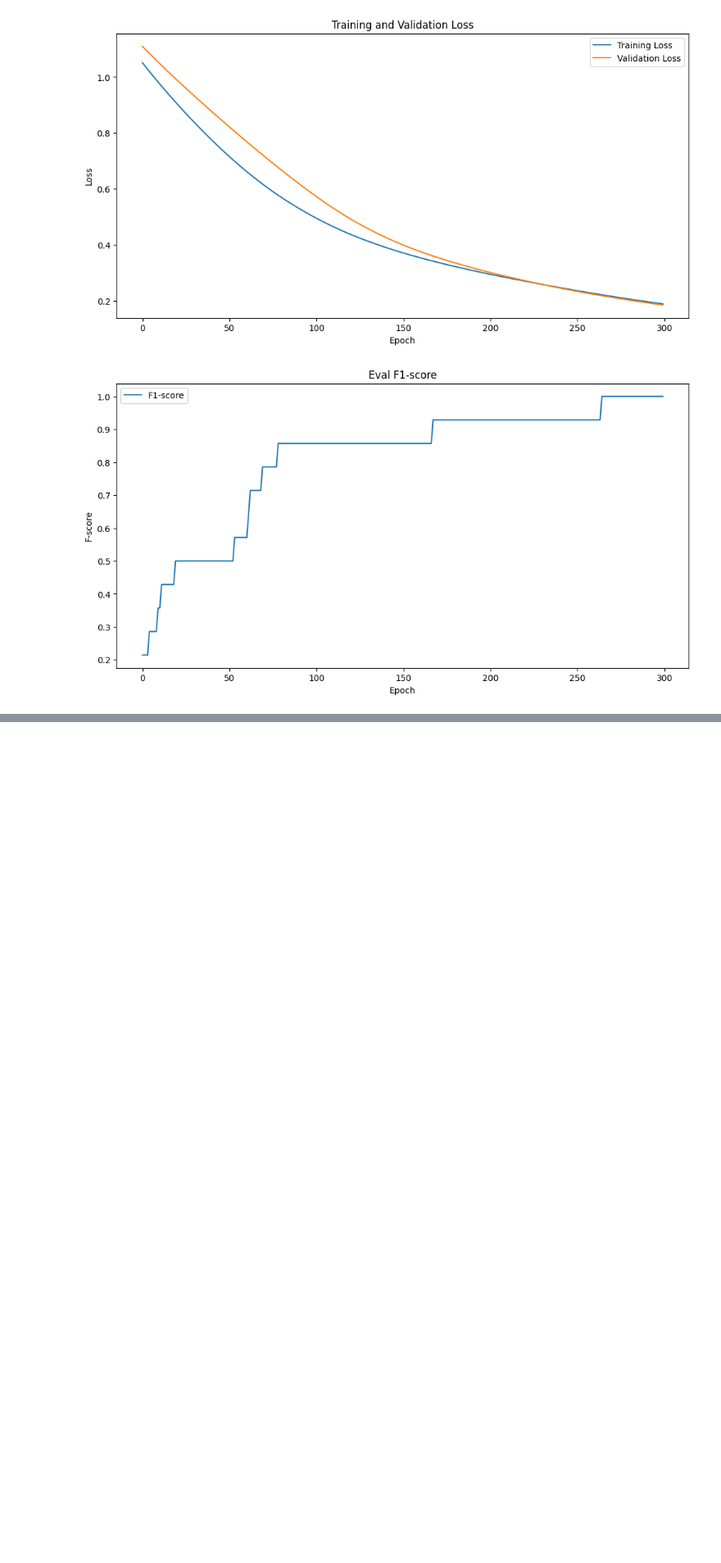
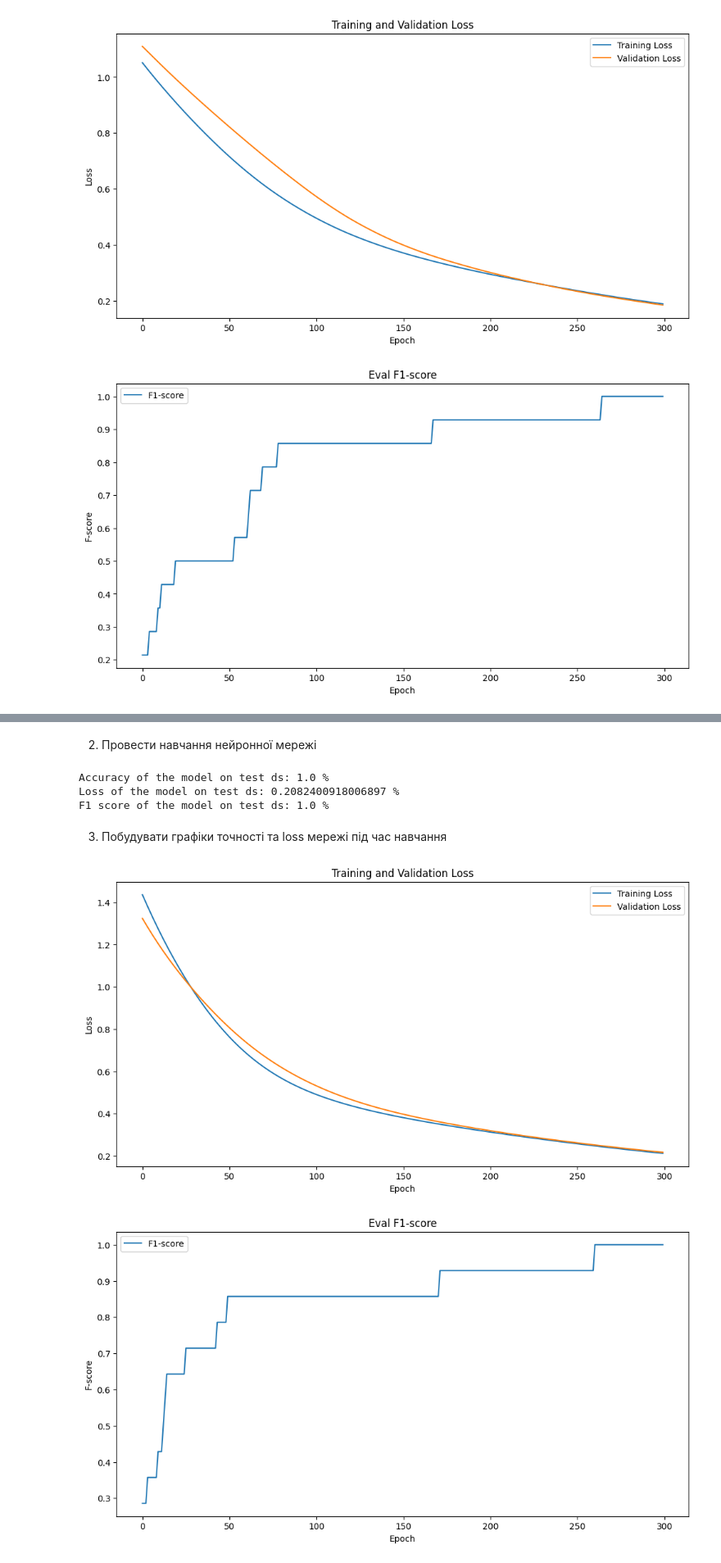
Before and after one commit to melalex/hybrid-neural-networks, a Jupyter notebook: notebooks/lab_1_1__hybrid_mlp_rbn.ipynb, the cells around one changed output, grey strips where cells are left out. Shown at 82% size. Saved outputs shown, nothing was run; the diff lists cells and outputs as text; code cells hidden in the pictures; blank space fills up the shorter version.

```diff
--- a/notebooks/lab_1_1__hybrid_mlp_rbn.ipynb
+++ b/notebooks/lab_1_1__hybrid_mlp_rbn.ipynb
@@ -45,6 +47,10 @@ mnist_ds = load_digits(return_X_y=True, as_frame=False)
 iris_scaler = StandardScaler()
 
 iris_ds_x, iris_ds_y = iris_ds
+
+iris_num_features = iris_ds_x.shape[1]
+iris_num_classes = len(np.unique(iris_ds_y))
+
 iris_ds_x = iris_scaler.fit_transform(iris_ds_x)
 iris_ds = data_utils.TensorDataset(
     torch.from_numpy(iris_ds_x.astype(np.float32)),
@@ -146,0 +166,42 @@ plot_f1_score(train_feedback)
+# %%
+iris_mlp_identity_model = MlpModel(
+    activation="identity",
+    input_size=iris_num_features,
+    hidden_layer_size=32,
+    output_size=iris_num_classes,
+).to(device)
+
+loss_fun = CrossEntropyLoss()
+optimizer = Adam(iris_mlp_identity_model.parameters(), lr=1e-3)
+
+trainer = Trainer(
+    num_epochs=300,
+    train_loader=iris_train_loader,
+    eval_loader=iris_valid_loader,
+    model=iris_mlp_identity_model,
+    loss_fun=loss_fun,
+    optimizer=optimizer,
+    device=device,
+)
+# %% [markdown]
+2. Провести навчання нейронної мережі
+# %%
+train_feedback = trainer.train(disable_epoch_progress=True)
+# %%
+metrics = trainer.evaluate_with(iris_test_loader)
+
+print("Accuracy of the model on test ds: %s %%" % metrics.accuracy)
+print("Loss of the model on test ds: %s %%" % metrics.loss)
+print("F1 score of the model on test ds: %s %%" % metrics.f1)
+# %% [output]
+Accuracy of the model on test ds: 1.0 %
+Loss of the model on test ds: 0.2082400918006897 %
+F1 score of the model on test ds: 1.0 %
+# %% [markdown]
+3. Побудувати графіки точності та loss мережі під час навчання
+# %%
+plot_loss_and_val_loss(train_feedback)
+plot_f1_score(train_feedback)
+# %% [output]
+[figure, added]
+[figure, added]
```
Also changed, not shown: parts of 63 cells of this notebook, 8 other files.
